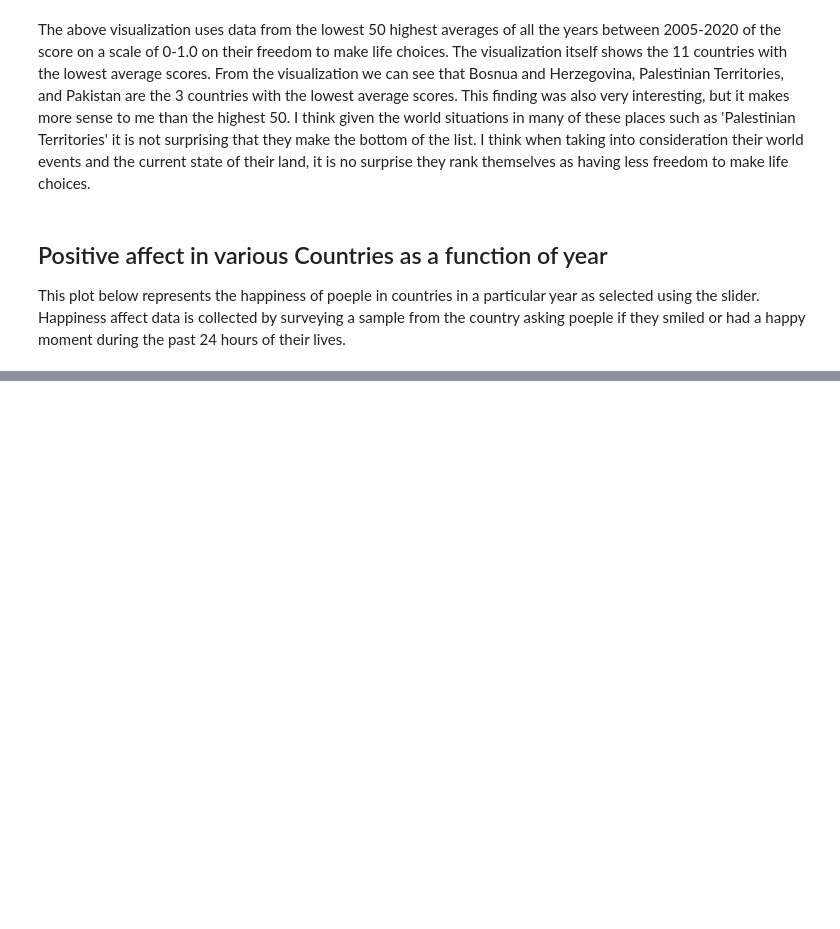
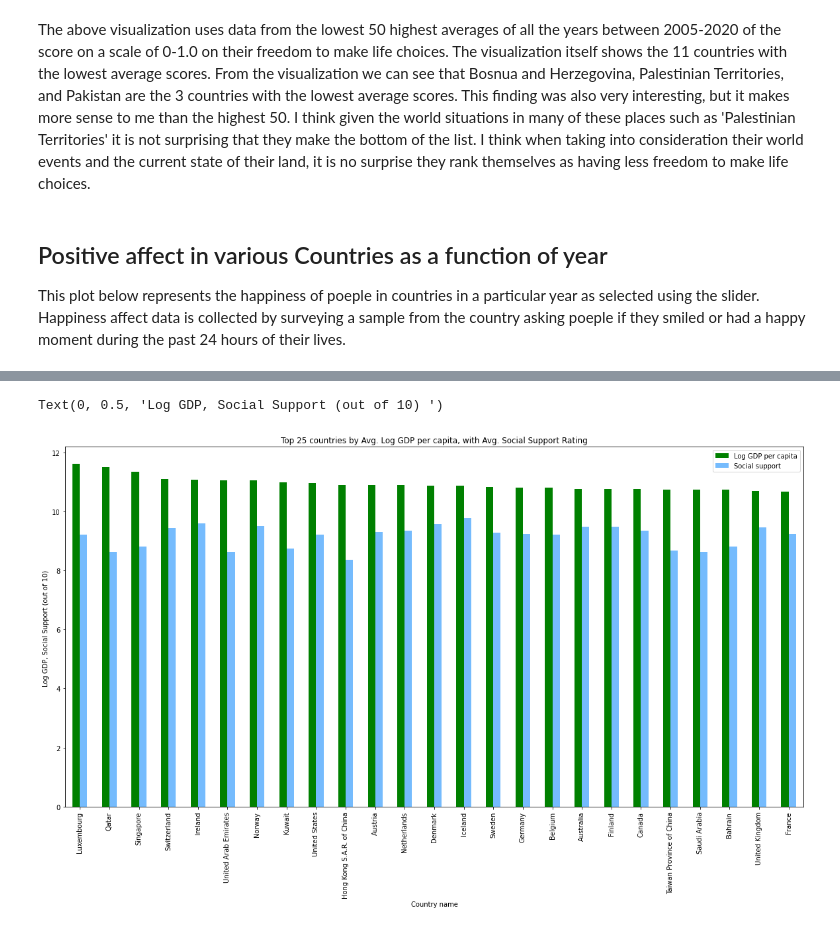
Before and after one commit to ShubhamJain2798/WorldHappinesDataset-Vizualization, a Jupyter notebook: WHR-viz.ipynb, the cells around one changed output, grey strips where cells are left out. Saved outputs shown, nothing was run; the diff lists cells and outputs as text; code cells hidden in the pictures; blank space fills up the shorter version.

```diff
--- a/WHR-viz.ipynb
+++ b/WHR-viz.ipynb
@@ -252,0 +263,35 @@ Happiness affect data is collected by surveying a sample from the country asking
+# %%
+df=pd.read_csv('https://raw.githubusercontent.com/npanczyk/npanczyk.github.io/main/happiness.csv')
+
+#create dataframe with columns of intertest
+data = df[['Country name', 'Log GDP per capita', 'Social support']]
+# %%
+#Group data on county, and calculate average of 'Log GDP per capita' and 'Freedom to make life choices
+g_data = data.groupby('Country name')['Log GDP per capita', 'Social support'].mean()
+# %%
+#sort rows by Log GDP values
+g_data = g_data.sort_values(by='Log GDP per capita', ascending=False)
+
+#remove countries with no log GDP per capita value, then turn NaN generosity values to 0 so other column data is still displayed
+data_withGDP = g_data.dropna(subset=['Log GDP per capita'])
+
+#turn country name index to useable column
+df_final = data_withGDP.reset_index()
+# %%
+#transform for visibility
+df_final["Social support"] = 10 * df_final["Social support"]
+top_25 = df_final.head(25)
+bottom_25 = df_final.tail(25)
+# %%
+ax = top_25.plot(x='Country name', secondary_y='Freedom and Social Support',
+        kind='bar', color = ['g', 'xkcd:sky blue'],
+        stacked=False,
+        title='Top 25 countries by Avg. Log GDP per capita, with Avg. Social Support Rating',
+        figsize=(20, 10))
+#ax2=ax.twinax()
+#ax2.set_yscale()
+plt.ylabel('Log GDP, Social Support (out of 10) ')
+# plt.figure(figsize=(20, 12), dpi=100)
+# %% [output]
+Text(0, 0.5, 'Log GDP, Social Support (out of 10) ')
+[figure, added]
```
Also changed, not shown: parts of 7 cells of this notebook, 2 other files.
